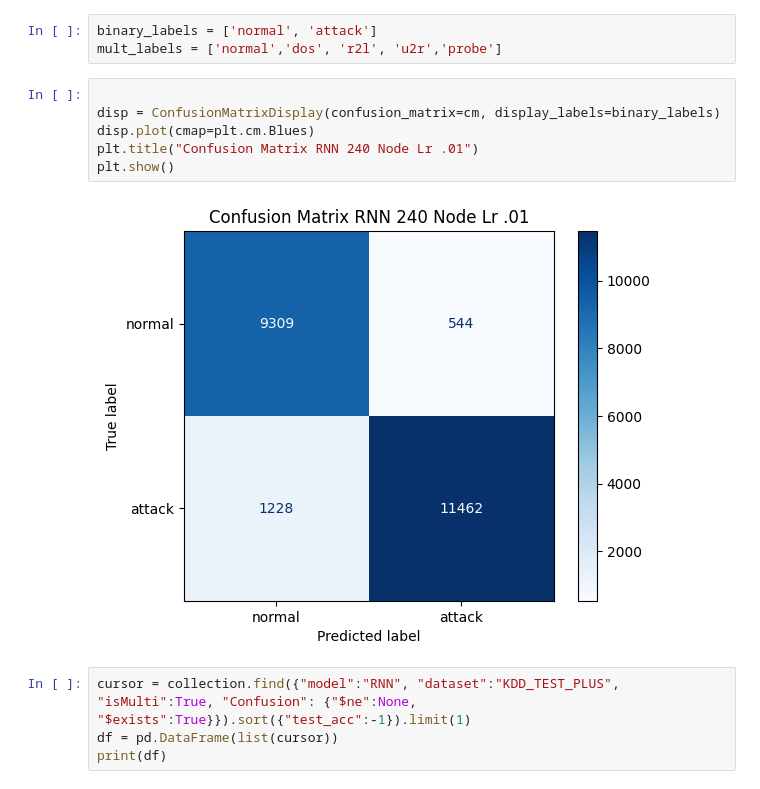
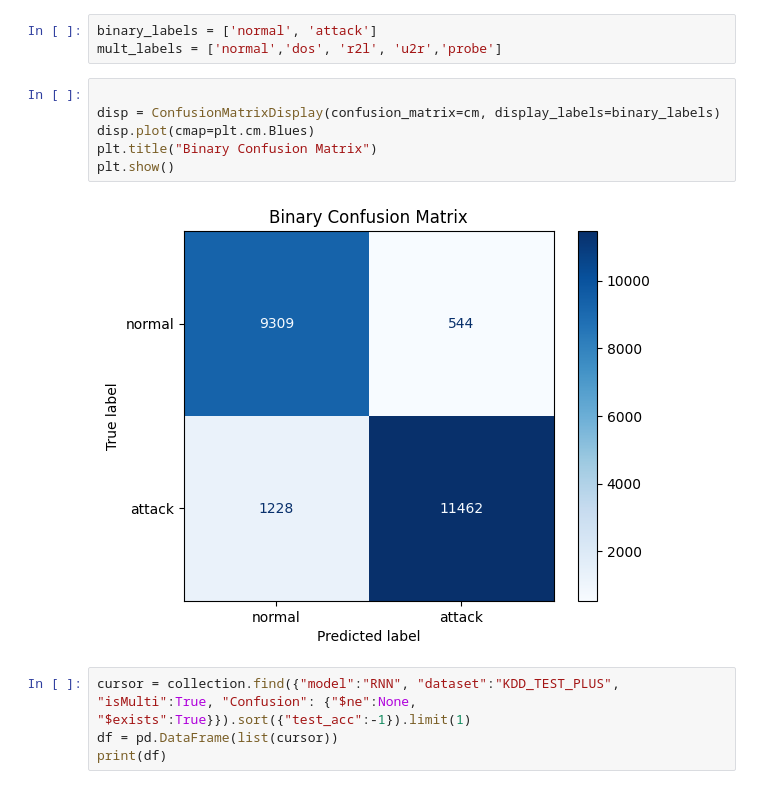
Before and after one commit to Neozeus81/CAP6135proj, a Jupyter notebook: ConfusionMatrix.ipynb, the cells around one changed output. Cells and saved outputs as stored; diff of their text form.

```diff
--- a/ConfusionMatrix.ipynb
+++ b/ConfusionMatrix.ipynb
@@ -44,11 +44,11 @@ mult_labels = ['normal','dos', 'r2l', 'u2r','probe']
 # %%
 
 disp = ConfusionMatrixDisplay(confusion_matrix=cm, display_labels=binary_labels)
 disp.plot(cmap=plt.cm.Blues)
-plt.title("Confusion Matrix RNN 240 Node Lr .01")
+plt.title("Binary Confusion Matrix")
 plt.show()
 # %% [output]
-[figure, old version]
+[figure, new version]
 # %%
 cursor = collection.find({"model":"RNN", "dataset":"KDD_TEST_PLUS", "isMulti":True, "Confusion": {"$ne":None, "$exists":True}}).sort({"test_acc":-1}).limit(1)
 df = pd.DataFrame(list(cursor))
```
Also changed, not shown: parts of 1 cell of this notebook.
